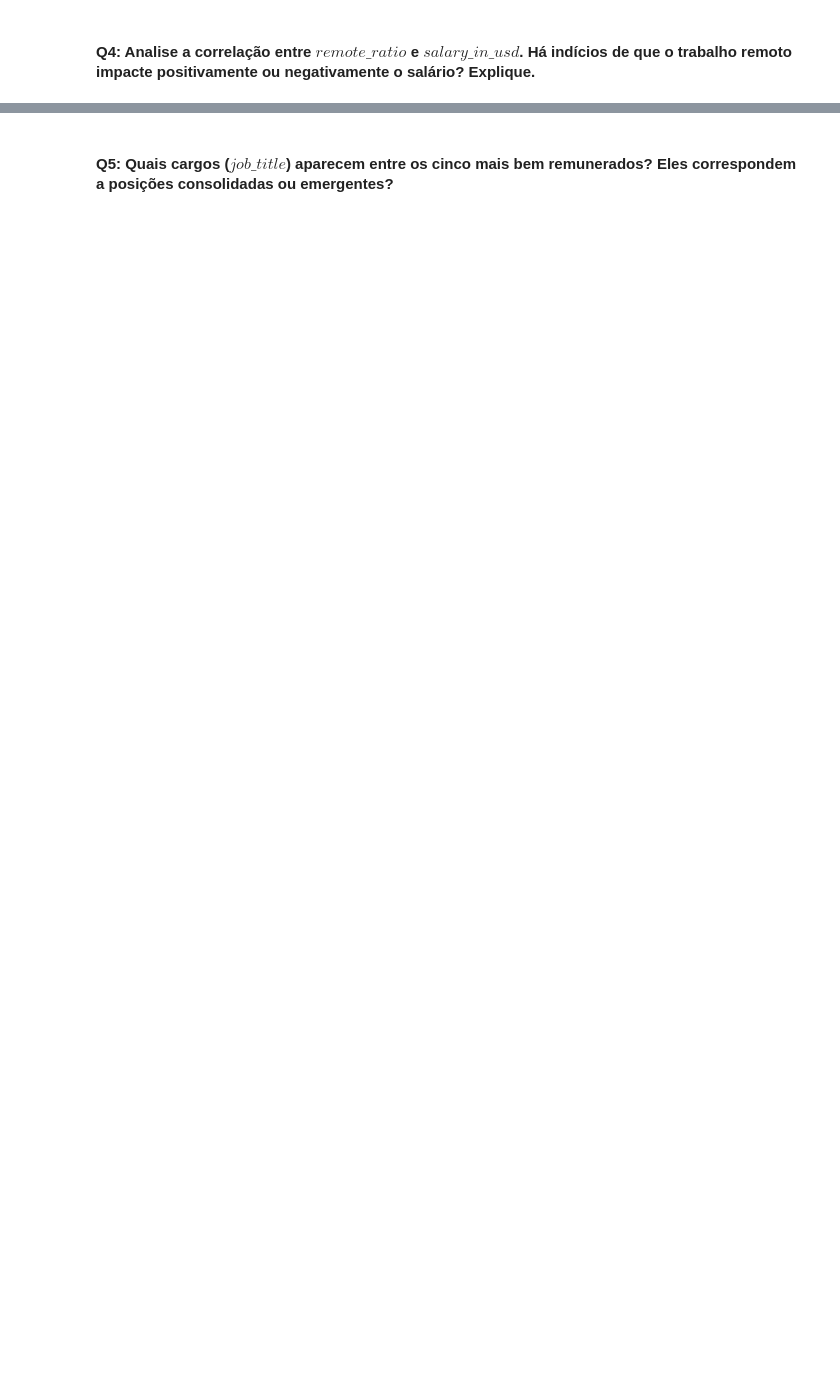
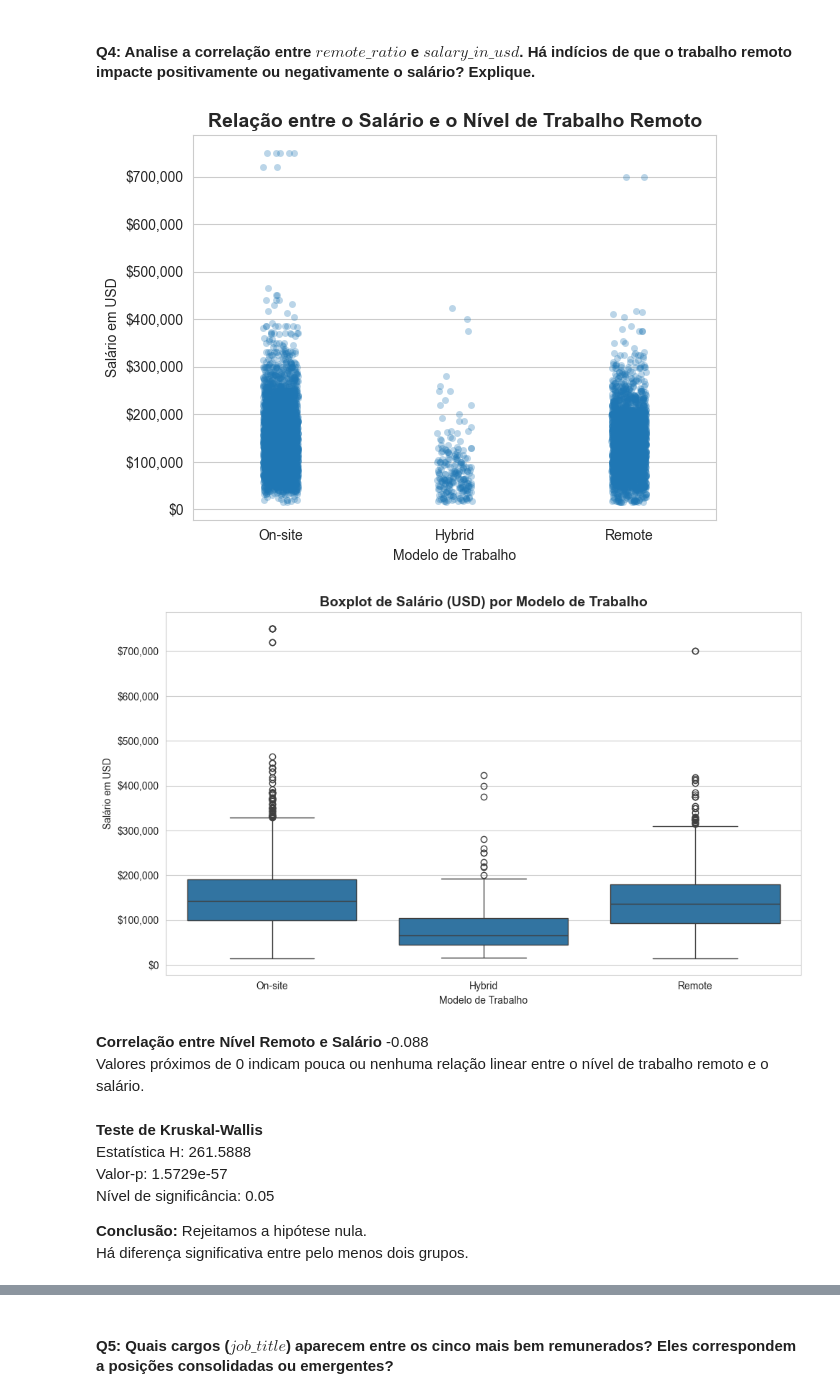
Before and after one commit to GSFutureAtWork/DataScience, a Jupyter notebook: main.ipynb, the cells around one changed output, grey strips where cells are left out. Saved outputs shown, nothing was run; the diff lists cells and outputs as text; code cells hidden in the pictures; blank space fills up the shorter version.

```diff
--- a/main.ipynb
+++ b/main.ipynb
@@ -545,7 +734,7 @@ plt.show()
 sns.stripplot(
     data=df_salary_formatted,
     x="work_models",
-    y="salary_in_usd",
+    y="salary",
     alpha=0.3,
     order=["On-site", "Hybrid", "Remote"],
     jitter=0.1,
@@ -559,14 +748,34 @@ plt.xlabel("Modelo de Trabalho")
 plt.ylabel("Salário em USD")
 
 ax = plt.gca()
-ax.yaxis.set_major_formatter(usd_graph_formatter)
+ax.yaxis.set_major_formatter(currency_graph_formatter)
 
 plt.tight_layout()
 plt.show()
 
+plt.figure(figsize=(10, 6))
+sns.boxplot(
+    data=df_salary_formatted,
+    x="work_models",
+    y="salary",
+    order=["On-site", "Hybrid", "Remote"],
+)
+plt.title(
+    "Boxplot de Salário (USD) por Modelo de Trabalho", fontsize=14,
+    fontweight="bold"
+)
+plt.xlabel("Modelo de Trabalho")
+plt.ylabel("Salário em USD")
+ax = plt.gca()
+ax.yaxis.set_major_formatter(currency_graph_formatter)
+plt.tight_layout()
+plt.savefig("./imgs/boxplot/boxplot-work_models-salary.png", dpi=300)
+plt.show()
+
+
 
 correlacao_remote_salary = df_salary_formatted["remote_ratio"].corr(
-    df_salary_formatted["salary_in_usd"]
+    df_salary_formatted["salary"]
 )
 
 display(
@@ -576,35 +785,46 @@ display(
     )
 )
 
 
 presencial_salaries = df_salary_formatted[
     df_salary_formatted["work_models"] == "On-site"
-]["salary_in_usd"]
+]["salary"]
 hibrido_salaries = df_salary_formatted[df_salary_formatted["work_models"] == "Hybrid"][
-    "salary_in_usd"
+    "salary"
 ]
 remoto_salaries = df_salary_formatted[df_salary_formatted["work_models"] == "Remote"][
-    "salary_in_usd"
+    "salary"
 ]
 
 kruskal_stat, kruskal_p = stats.kruskal(
     presencial_salaries, hibrido_salaries, remoto_salaries
 )
 
 alpha = 0.05
 display(
     Markdown(
         f"**Teste de Kruskal-Wallis**  \n"
         f"Estatística H: {kruskal_stat:.4f}  \n"
         f"Valor-p: {kruskal_p:.4e}  \n"
         f"Nível de significância: {alpha:.2f}  \n"
         + (
             "\n**Conclusão:** Rejeitamos a hipótese nula.  \n"
             "Há diferença significativa entre pelo menos dois grupos."
             if kruskal_p < alpha
             else "\n**Conclusão:** Falhamos em rejeitar a hipótese nula.  \nNão há evidência de diferença significativa entre os grupos."
         )
     )
 )
+# %% [output]
+[figure, added]
+[figure, added]
+**Correlação entre Nível Remoto e Salário** -0.088 <br>Valores próximos de 0 indicam pouca ou nenhuma relação linear entre o nível de trabalho remoto e o salário.
+**Teste de Kruskal-Wallis**
+Estatística H: 261.5888
+Valor-p: 1.5729e-57
+Nível de significância: 0.05
+
+**Conclusão:** Rejeitamos a hipótese nula.
+Há diferença significativa entre pelo menos dois grupos.
 # %% [markdown]
 ##### **Resposta**: Considerando a correlação de -0.088, embora o sinal seja tecnicamente negativo, a força dessa correlação é tão baixa que, para todos os efeitos práticos, esse dado não mostra uma relação relevante entre o nível de trabalho remoto e o salário. Ou seja, não há um indício forte de que um impacte o outro.
```
Also changed, not shown: parts of 53 cells of this notebook, 12 other files.
